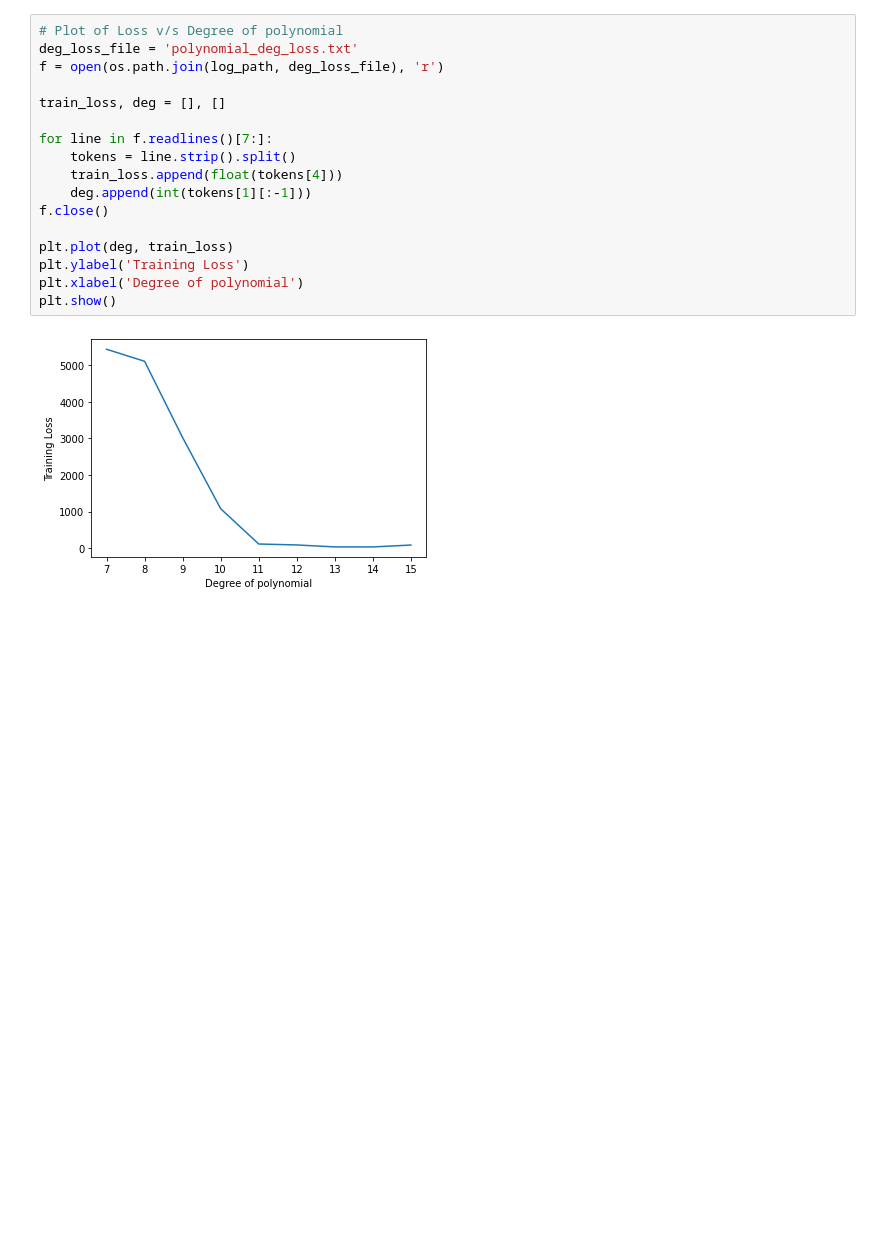
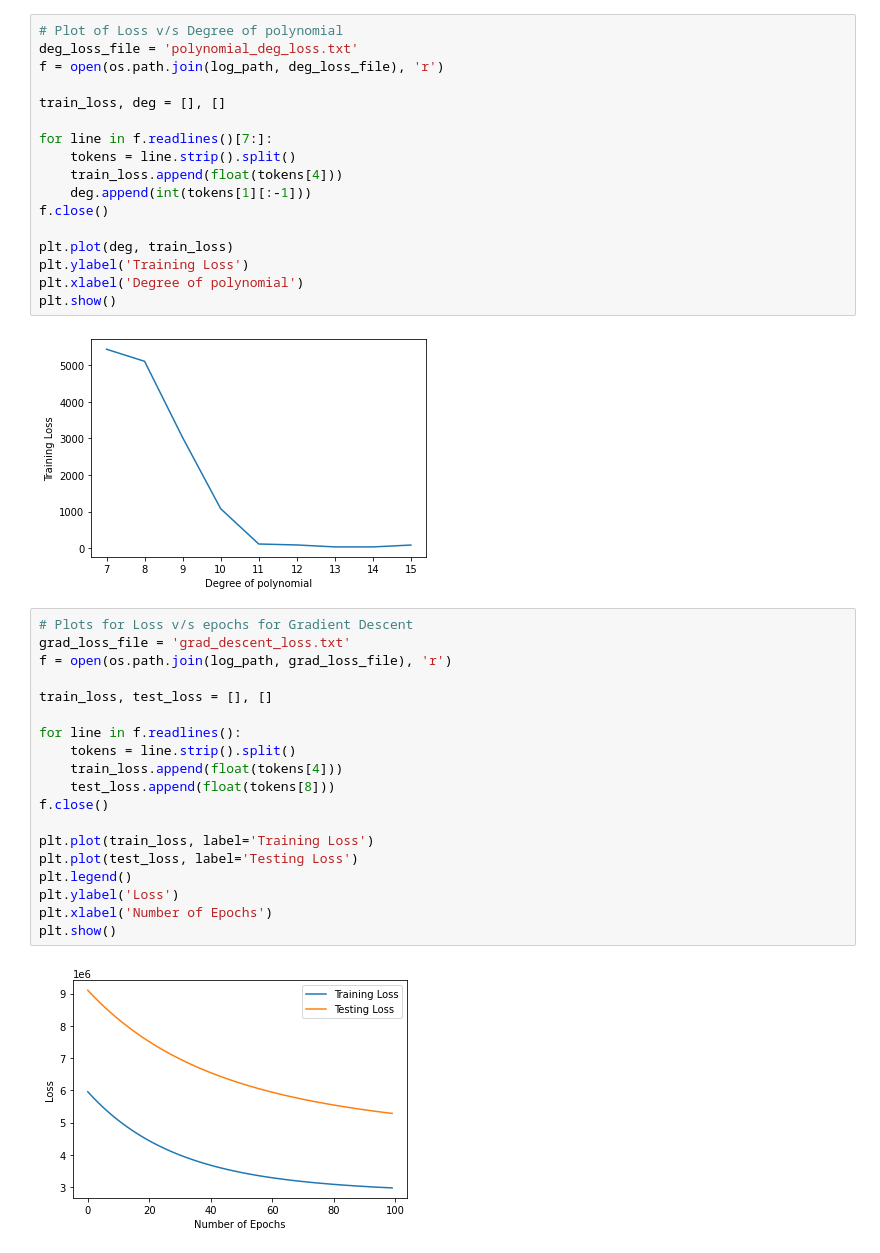
Before and after one commit to ritvikgupta199/ELL409-Assignment-1, a Jupyter notebook: polynomial_fitting/analysis_1b.ipynb, the cells around one changed output. Saved outputs shown, nothing was run; the diff lists cells and outputs as text; blank space fills up the shorter version.

```diff
--- a/polynomial_fitting/analysis_1b.ipynb
+++ b/polynomial_fitting/analysis_1b.ipynb
@@ -69,3 +68,24 @@ plt.xlabel('Degree of polynomial')
 plt.show()
 # %% [output]
 [figure]
+# %%
+# Plots for Loss v/s epochs for Gradient Descent
+grad_loss_file = 'grad_descent_loss.txt'
+f = open(os.path.join(log_path, grad_loss_file), 'r')
+
+train_loss, test_loss = [], []
+
+for line in f.readlines():
+    tokens = line.strip().split()
+    train_loss.append(float(tokens[4]))
+    test_loss.append(float(tokens[8]))
+f.close()
+
+plt.plot(train_loss, label='Training Loss')
+plt.plot(test_loss, label='Testing Loss')
+plt.legend()
+plt.ylabel('Loss')
+plt.xlabel('Number of Epochs')
+plt.show()
+# %% [output]
+[figure, added]
```
Also changed, not shown: parts of 2 cells of this notebook, 1 other file.
